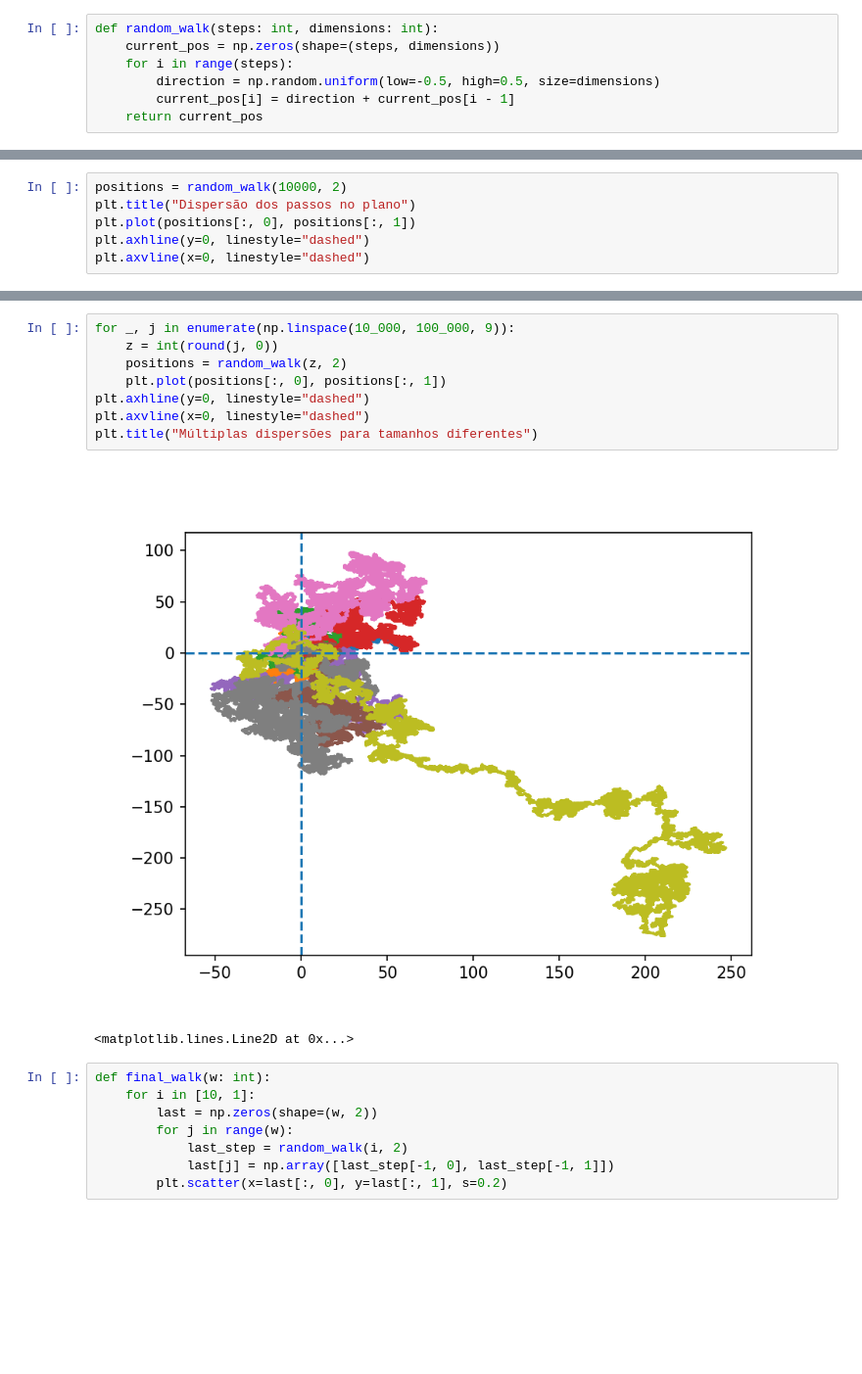
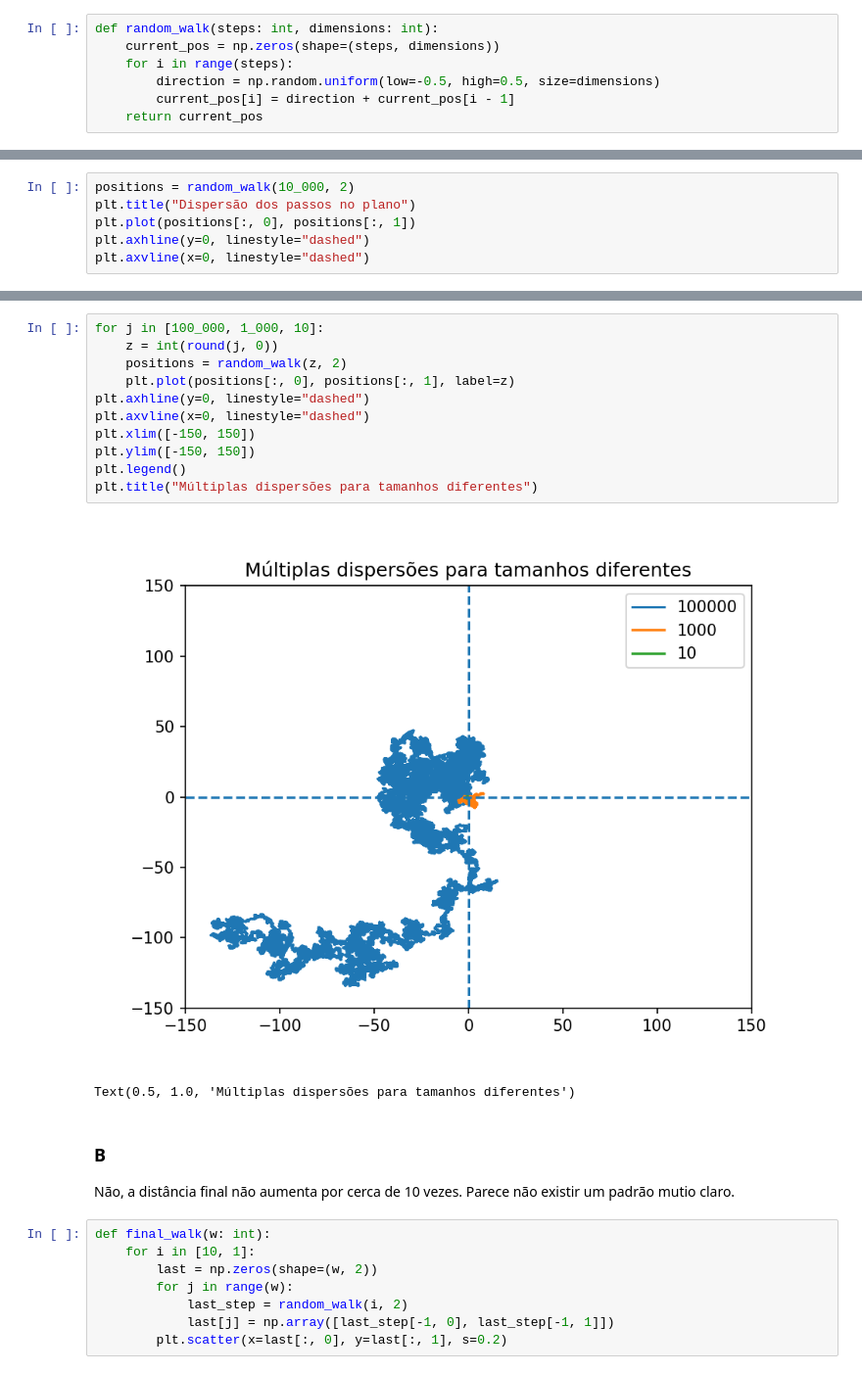
Before and after one commit to igorlfs/ifec, a Jupyter notebook: 8-caminhadas-aleatórias/main.ipynb, the cells around one changed output, grey strips where cells are left out. Shown at 98% size. Cells and saved outputs as stored; diff of their text form; blank space fills up the shorter version.

```diff
--- a/8-caminhadas-aleatórias/main.ipynb
+++ b/8-caminhadas-aleatórias/main.ipynb
@@ -21,5 +22,5 @@ plt.axhline(y=0, linestyle="dashed")
 # %%
-positions = random_walk(10000, 2)
+positions = random_walk(10_000, 2)
 plt.title("Dispersão dos passos no plano")
 plt.plot(positions[:, 0], positions[:, 1])
 plt.axhline(y=0, linestyle="dashed")
@@ -29,15 +30,22 @@ plt.axvline(x=0, linestyle="dashed")
 <matplotlib.lines.Line2D at 0x...>
 # %%
-for _, j in enumerate(np.linspace(10_000, 100_000, 9)):
+for j in [100_000, 1_000, 10]:
     z = int(round(j, 0))
     positions = random_walk(z, 2)
-    plt.plot(positions[:, 0], positions[:, 1])
+    plt.plot(positions[:, 0], positions[:, 1], label=z)
 plt.axhline(y=0, linestyle="dashed")
 plt.axvline(x=0, linestyle="dashed")
+plt.xlim([-150, 150])
+plt.ylim([-150, 150])
+plt.legend()
 plt.title("Múltiplas dispersões para tamanhos diferentes")
 # %% [output]
-[figure, old version]
+[figure, new version]
-<matplotlib.lines.Line2D at 0x...>
+Text(0.5, 1.0, 'Múltiplas dispersões para tamanhos diferentes')
+# %% [markdown]
+### B
+
+Não, a distância final não aumenta por cerca de 10 vezes. Parece não existir um padrão mutio claro.
 # %%
 def final_walk(w: int):
     for i in [10, 1]:
```
Also changed, not shown: parts of 5 cells of this notebook, 2 other files.
